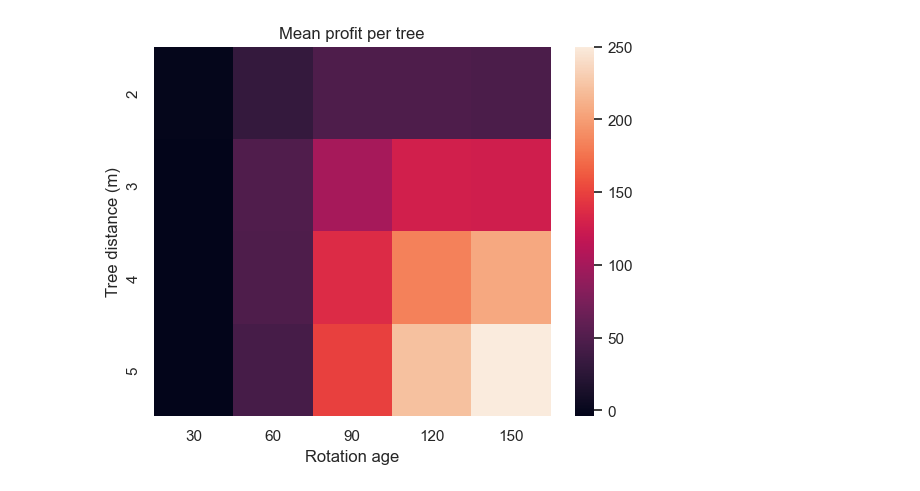
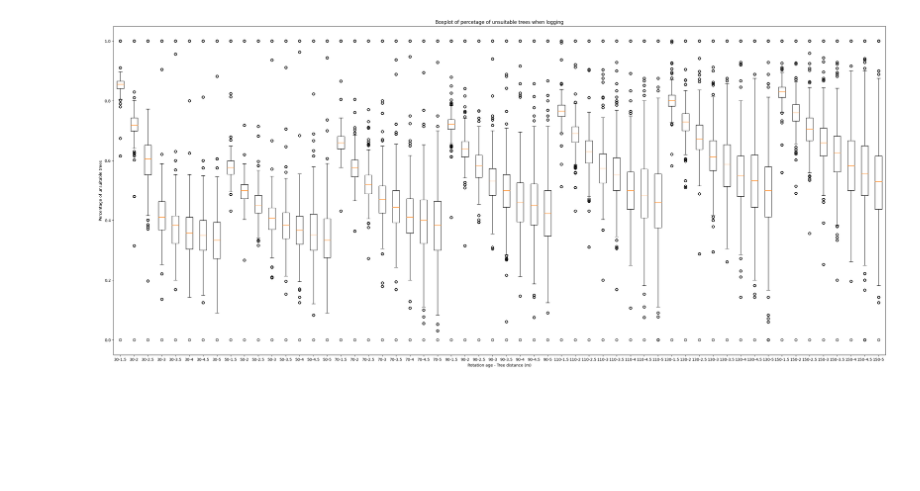
Before and after one commit to matejpekar/tree-rotation-age-model, a Jupyter notebook: analysis.ipynb, the cells around one changed output. Saved outputs shown, nothing was run; the diff lists cells and outputs as text; code cells hidden in the pictures; blank space fills up the shorter version.

```diff
--- a/analysis.ipynb
+++ b/analysis.ipynb
@@ -14,4 +14,4 @@ df.head()
 # %%
-MIN = 7
-MAX = 8
-MEAN = 9
+MIN = 6
+MAX = 7
+MEAN = 8
@@ -33,0 +93,21 @@ plt.show()
+# %%
+import matplotlib.pyplot as plt
+
+
+def run_filter(x):
+    return x.find('.') == -1 and df[x][0] == '150'
+
+
+tree_distance_diameter_relation = pd.DataFrame()
+for run in filter(run_filter, df.columns[1:]):
+    tree_distance_diameter_relation.at['mean', df[run][1]] = float(df[f'{run}.8'][MEAN]) * 100
+    tree_distance_diameter_relation.at['max', df[run][1]] = float(df[f'{run}.9'][MEAN]) * 100
+
+
+plt.plot(tree_distance_diameter_relation.loc['mean'], 'bo', color='blue')
+plt.plot(tree_distance_diameter_relation.loc['max'], 'ro', color='red')
+
+plt.title('Tree diameter and tree-distance relation for 150 year rotation age')
+plt.xlabel('Tree distance (m)')
+plt.ylabel('Tree diameter (cm)')
+plt.show()
@@ -34,16 +148,19 @@ plt.show()
 # %%
-import seaborn as sns
 import matplotlib.pyplot as plt
 
 
-mean_tree_profit_heatmap = pd.DataFrame()
+dead_trees = pd.DataFrame()
 for run in filter(lambda x: x.find('.') == -1, df.columns[1:]):
-    mean_tree_profit_heatmap.at[df[run][1], df[run][0]] = float(df[f'{run}.1'][MEAN])
+    dead_trees[f'{df[run][0]}-{df[run][1]}'] = df[f'{run}.5'][12:].astype(float)
 
-sns.heatmap(mean_tree_profit_heatmap)
-plt.title('Mean profit per tree')
-plt.xlabel('Rotation age')
-plt.ylabel('Tree distance (m)')
+
+plt.figure(figsize=(35, 15))
+plt.boxplot(dead_trees)
+plt.xticks(range(1, len(dead_trees.columns) + 1), dead_trees.columns)
+
+plt.title('Boxplot of percetage of unsuitable trees when logging')
+plt.xlabel('Rotation age - Tree distance (m)')
+plt.ylabel('Percentage of unsuitable trees')
 plt.show()
 # %% [output]
-[figure, old version]
+[figure, new version]
```
Also changed, not shown: parts of 12 cells of this notebook, 1 other file.
